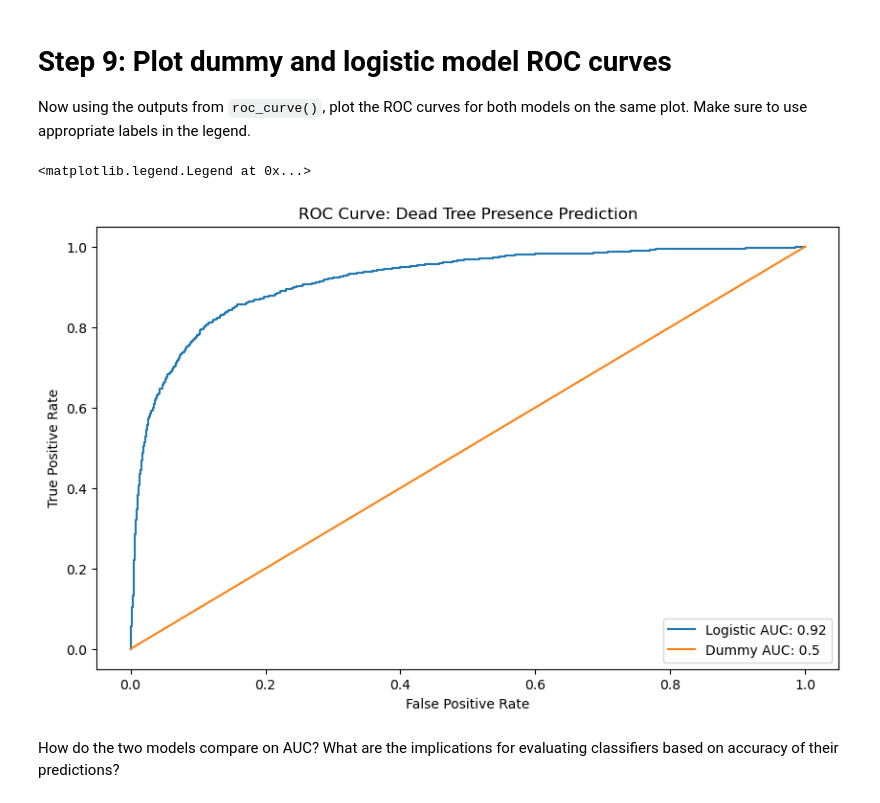
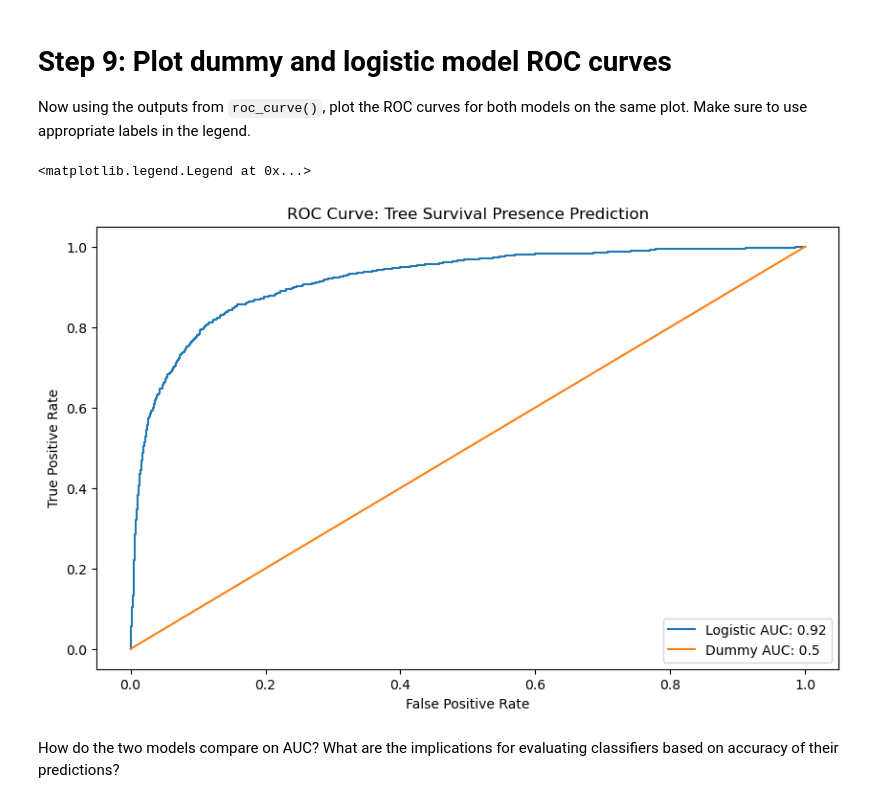
Before and after one commit to tommats00/EDS232-labs, a Jupyter notebook: Week3/lab3-wildfire.ipynb, the cells around one changed output. Saved outputs shown, nothing was run; the diff lists cells and outputs as text; code cells hidden in the pictures.

Commit message:
fixed dead tree typeo, changed answers

```diff
--- a/Week3/lab3-wildfire.ipynb
+++ b/Week3/lab3-wildfire.ipynb
@@ -264,20 +264,20 @@ Now using the outputs from `roc_curve()`, plot the ROC curves for both models on
 # %%
 # Initialize plot
 plt.figure(figsize = (10, 6))
 
 # Plot ROC curves
 plt.plot(fpr_log, tpr_log, label = f"Logistic AUC: {logit_auc:.2f}")
 plt.plot(fpr_dummy, tpr_dummy, label = f"Dummy AUC: {dummy_auc}")
 
 # Plot Labels
 plt.xlabel('False Positive Rate')
 plt.ylabel('True Positive Rate')
-plt.title('ROC Curve: Dead Tree Presence Prediction')
+plt.title('ROC Curve: Tree Survival Presence Prediction')
 
 plt.legend(loc = 'lower right')
 # %% [output]
 <matplotlib.legend.Legend at 0x...>
-[figure, old version]
+[figure, new version]
 # %% [markdown]
 How do the two models compare on AUC?  What are the implications for evaluating classifiers based on accuracy of their predictions?
 # %% [markdown]
```
Also changed, not shown: parts of 4 cells of this notebook.
